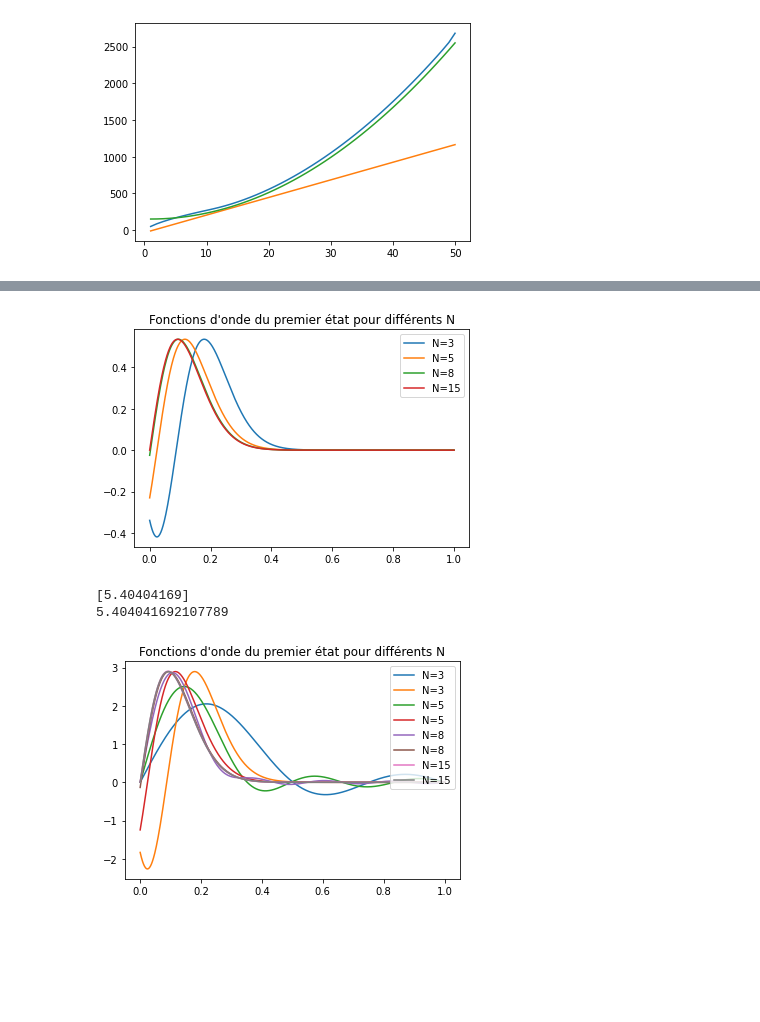
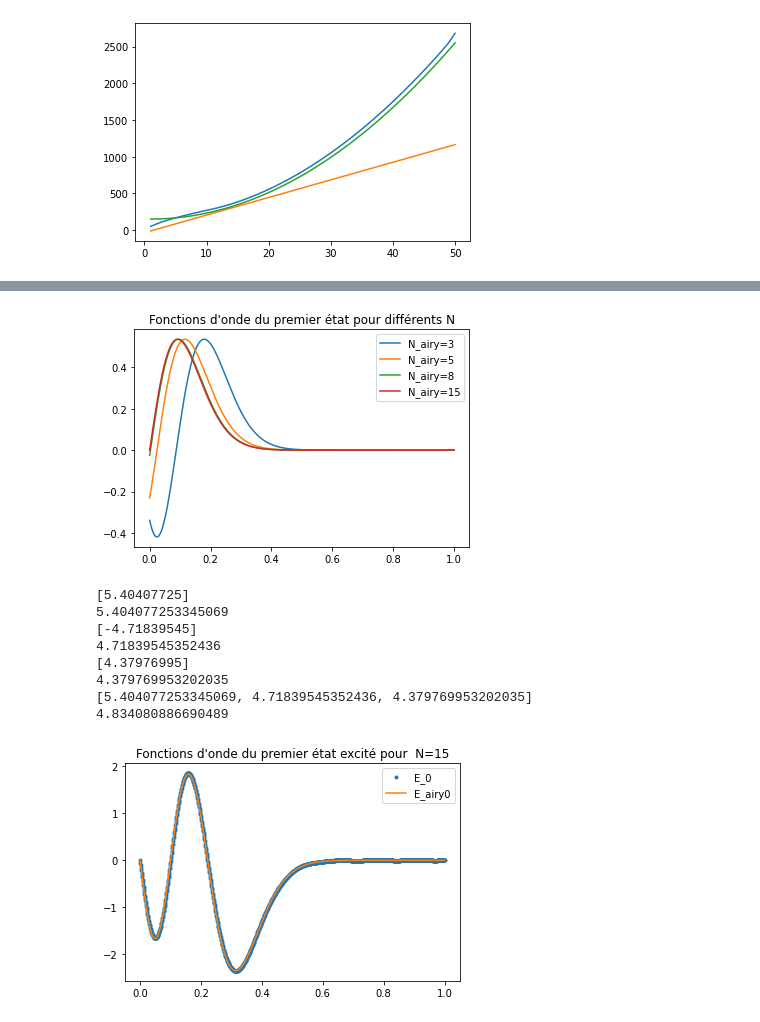
Before and after one commit to linhgiangpham99/TPPQ1, a Jupyter notebook: Copie_de_TP_PQ2.ipynb, the cells around one changed output, grey strips where cells are left out. Saved outputs shown, nothing was run; the diff lists cells and outputs as text; code cells hidden in the pictures; blank space fills up the shorter version.

```diff
--- a/Copie_de_TP_PQ2.ipynb
+++ b/Copie_de_TP_PQ2.ipynb
@@ -194,40 +229,59 @@ for j in range (len(N)):
   eplist= energynorm(R,N[j],alpha)[0]
   ep=eplist[0]
   t1 = np.linspace(0, a, step)
-  ai= airyz(t1,v0,ep)
+  ai= airyz(t1,v0,ep,C=1)
   #print(ai)
-  plt.plot(t1,ai,label=LabelS[j])
+  plt.plot(t1,ai,label=LabelS1[j])
 plt.title("Fonctions d'onde du premier état pour différents N")
 plt.legend(loc = 'upper right')
 plt.show()
 # %% [output]
-[figure, old version]
+[figure, new version]
 # %%
-M=15
-stepfixed=1000
-alphafixed=300
-popt,pcov=curve_fit(lambda x,C: airyz(x,v0,ep,C), t1, Psi(R,M,step,alpha) )
-print(popt)
-K=popt[0]
-print(K)
+M=40
+step=1000
+alpha=300
+v0=300
+a=1
+i=1
+Clist=list()
+for i in range (3):
+  eplist= energynorm(R,N[j],alpha)[0]
+  ep=eplist[i]
+  popt,pcov=curve_fit(lambda x,C: airyz(x,v0,ep,C), t1, Psi(R,M,step,alpha,i) )
+  print(popt)
+  K=abs(popt[0])
+  Clist.append(K)
+  print(K)
+print(Clist)
+Cfinal=np.mean(Clist)
+print(Cfinal)
 # %% [output]
-[5.40404169]
-5.404041692107789
+[5.40407725]
+5.404077253345069
+[-4.71839545]
+4.71839545352436
+[4.37976995]
+4.379769953202035
+[5.404077253345069, 4.71839545352436, 4.379769953202035]
+4.834080886690489
 # %%
+N=[15]
+i=2
 for j in range (len(N)):
   vector=Psi(R,N[j],step,alpha,i)
   t1 = np.linspace(0, a, step)
-  plt.plot(t1, vector, label=LabelS[j])
+  plt.plot(t1, vector, '.',label=LabelS[j])
   eplist= energynorm(R,N[j],alpha)[0]
-  ep=eplist[0]
+  ep=eplist[i]
   t1 = np.linspace(0, a, step)
-  ai= airyz(t1,v0,ep,K)
-  plt.plot(t1,ai,label=LabelS[j])
-plt.title("Fonctions d'onde du premier état pour différents N")
+  ai= airyz(t1,v0,ep,-Clist[i])
+  plt.plot(t1,ai,label=LabelS1[j])
+plt.title("Fonctions d'onde du premier état excité pour  N=15")
 plt.legend(loc = 'upper right')
 plt.show()
 # %% [output]
-[figure, old version]
+[figure, new version]
 # %%
 plt.plot(t1,alpha*t1)
 N=15
```
Also changed, not shown: parts of 17 cells of this notebook.
